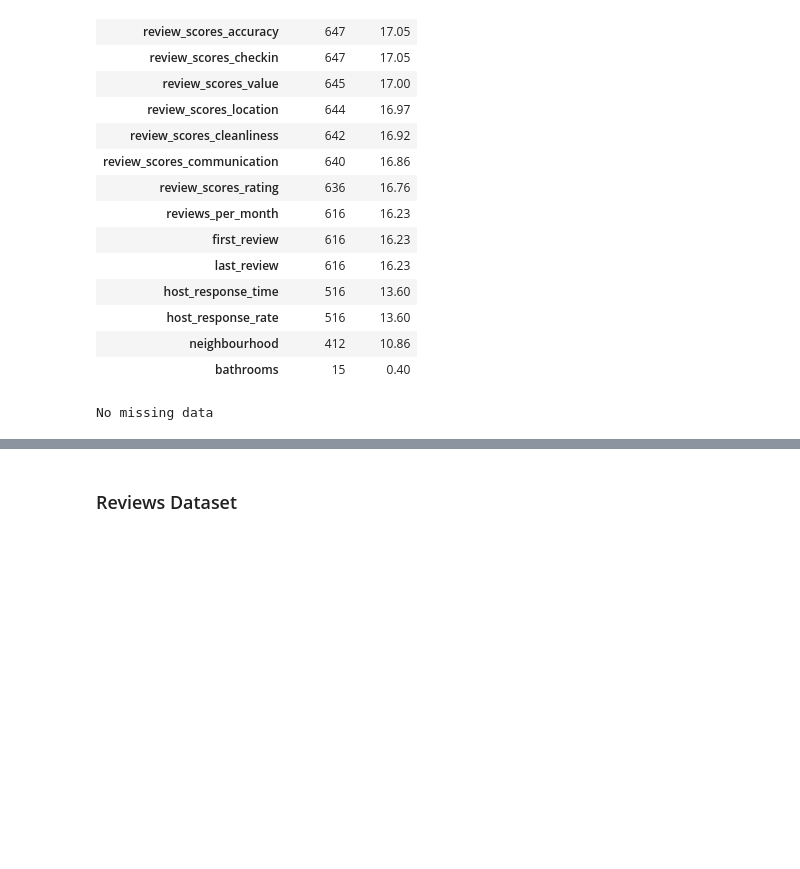
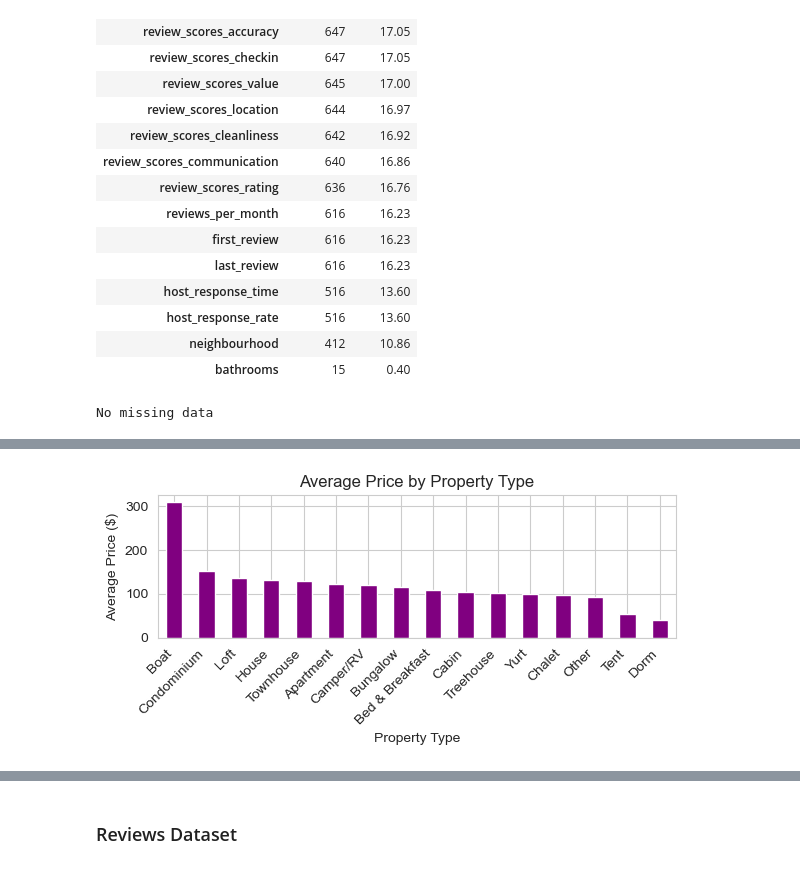
Before and after one commit to mafda/seattle_airbnb_data_analysis, a Jupyter notebook: src/seattle_airbnb_data_analysis.ipynb, the cells around one changed output, grey strips where cells are left out. Cells and saved outputs as stored; diff of their text form; code cells hidden in the pictures; blank space fills up the shorter version.

```diff
--- a/src/seattle_airbnb_data_analysis.ipynb
+++ b/src/seattle_airbnb_data_analysis.ipynb
@@ -529,0 +577,14 @@ No missing data
+# %%
+# Average Price by Property Type
+avg_price_by_property = listings_filtered.groupby('property_type')['price'].mean().sort_values(ascending=False)
+
+plt.figure(figsize=(6, 3))
+avg_price_by_property.plot(kind='bar', color='purple')
+plt.title('Average Price by Property Type')
+plt.xlabel('Property Type')
+plt.ylabel('Average Price ($)')
+plt.xticks(rotation=45, ha='right')
+plt.tight_layout()
+plt.show()
+# %% [output]
+[figure, added]
```
Also changed, not shown: parts of 24 cells of this notebook.
